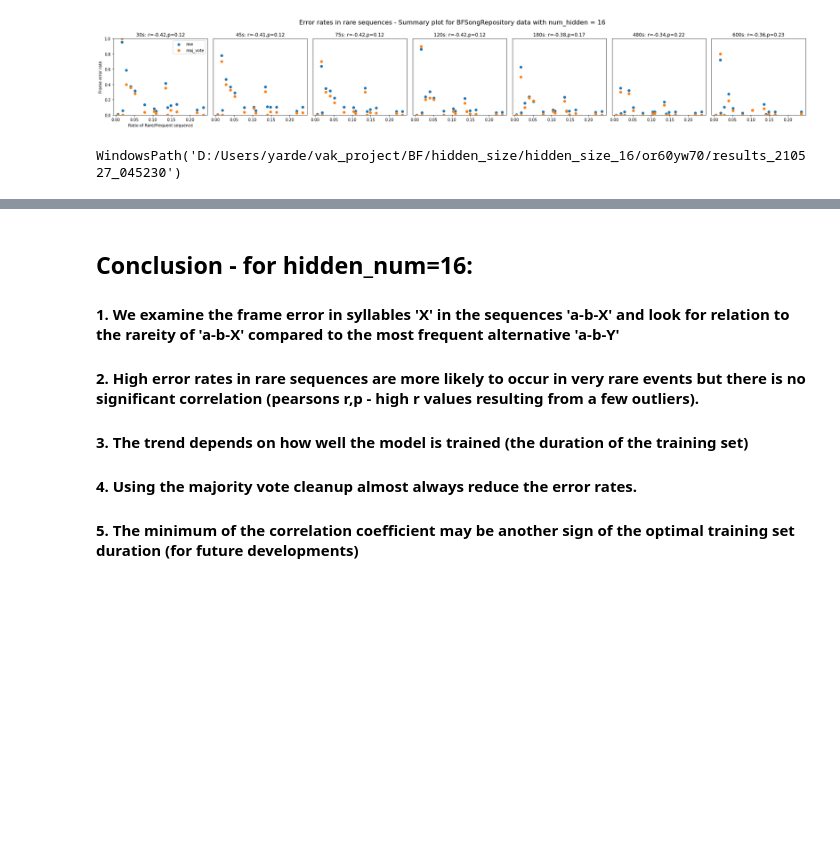
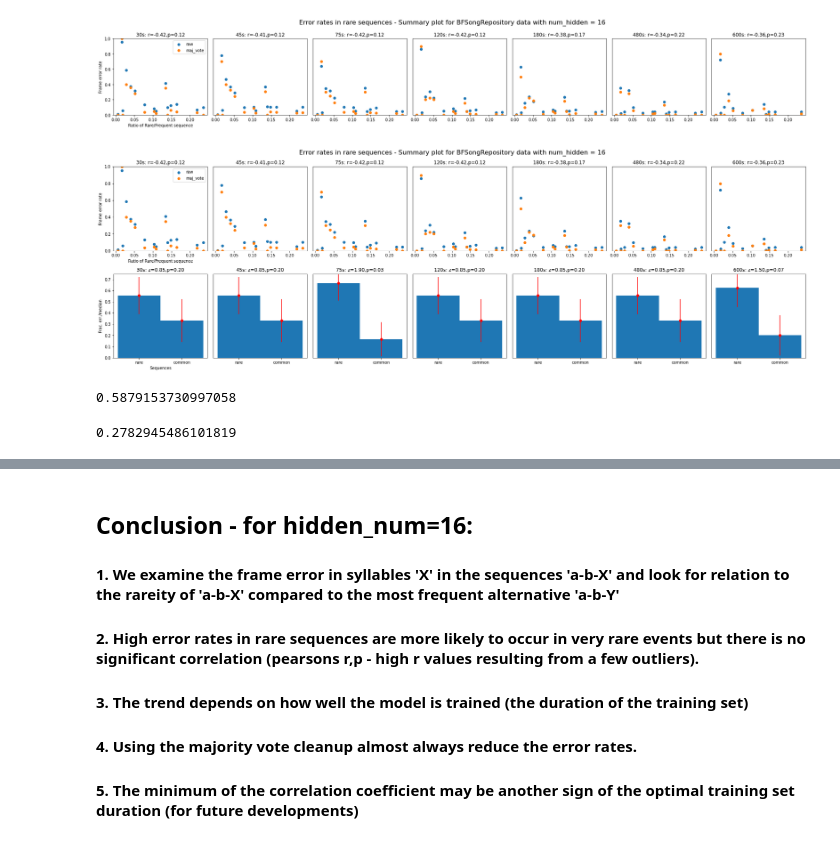
Before and after one commit to yardencsGitHub/tweetynet, a Jupyter notebook: src/scripts/Frame_error_in_rare_events.ipynb, the cells around one changed output, grey strips where cells are left out. Drawn from its saved outputs; the diff is of its cells as text; code cells hidden in the pictures; blank space fills up the shorter version.

Commit message:
add bar plots

```diff
--- a/src/scripts/Frame_error_in_rare_events.ipynb
+++ b/src/scripts/Frame_error_in_rare_events.ipynb
@@ -566,5 +566,69 @@ plt.show()
 # %% [output]
 [figure]
 # %%
+# Load the source data and recreate figure - add bar plot
+result_folder = 'D:\\Users\\yarde\\vak_project\\BF\\hidden_size'
+from scipy.stats import norm
+all_ratios_df = pd.read_csv(output_folder.joinpath('all_ratios_hidden_16.csv'))
+data_df = pd.read_csv(output_folder.joinpath('data_hidden_16.csv'))
+data_maj_df = pd.read_csv(output_folder.joinpath('data_maj_hidden_16.csv'))
+data_se_df = pd.read_csv(output_folder.joinpath('data_se_hidden_16.csv'))
+data_maj_se_df = pd.read_csv(output_folder.joinpath('data_maj_se_hidden_16.csv'))
+data_df = data_df.drop(columns='Unnamed: 0')
+durs = np.array([int(s[:-1]) for s in data_df.keys()])
+durkeys = np.array([s for s in data_df.keys()])
+sortind = np.argsort(durs)
+import matplotlib.pyplot as plt
+from scipy.stats.stats import pearsonr
+plt.figure(figsize=(25,8))
+for i,e in enumerate(durkeys[sortind]):
+    ax = plt.subplot(2,len(durs),i+1)
+    ax.scatter(all_ratios_df[e],data_df[e])
+    ax.scatter(all_ratios_df[e],data_maj_df[e])
+    x = np.array([all_ratios_df[e][pos] for pos,d in enumerate(data_df[e]) if not np.isnan(d)])
+    y = np.array([data_df[e][pos] for pos,d in enumerate(data_df[e]) if not np.isnan(d)])
+    r,p = pearsonr(x,y)
+    ax.set_title(e + ': r={0:1.2f},p={1:1.2f}'.format(r,p))
+    ax.set_ylim([0,1])
+    if i>0:
+        ax.set_yticks([])
+    else:
+        ax.set_ylabel('Frame error rate')
+        ax.set_xlabel('Ratio of Rare/Frequent sequence')
+        ax.legend(['raw','maj_vote'])
+    ax = plt.subplot(2,len(durs),i+1+len(durs))
+    md_point = np.median(y)
+    p1 = np.mean(y[x<0.125]>md_point)
+    n1 = np.sum(x<0.125)
+    s1 = np.sqrt(p1*(1-p1)/n1)
+    p2 = np.mean(y[x>0.125]>md_point)
+    n2 = np.sum(x>0.125)
+    s2 = np.sqrt(p2*(1-p2)/n2)
+    ax.errorbar([-0.25,0.25],[p1,p2],[s1,s2],fmt='ro',barsabove=True)
+    ax.bar([-0.25,0.25],[p1,p2],width=0.5)
+    p = (n1*p1+n2*p2)/(n1+n2)
+    z = (p1-p2)/np.sqrt(p*(1-p)*(1/n1 + 1/n2))
+    pvalue = 1-norm.cdf(z)
+    ax.set_title(e + ': z={0:1.2f},p={1:1.2f}'.format(z,pvalue))
+    ax.set_xticks([-0.25,0.25])
+    ax.set_xticklabels(['rare','common'])
+    ax.set_ylim([0,0.75])
+    if i>0:
+        ax.set_yticks([])
+    else:
+        ax.set_ylabel('Frac. err./median')
+        ax.set_xlabel('Sequences')
+plt.suptitle('Error rates in rare sequences - Summary plot for BFSongRepository data with num_hidden = 16',fontsize=16)
+plt.tight_layout()
+filename = 'rare_events_test_hidden_16_with_barplot'
+plt.savefig(result_folder + '\\' + filename + '.png')
+plt.savefig(result_folder + '\\' + filename + '.pdf')
+plt.show()
 # %% [output]
-WindowsPath('D:/Users/yarde/vak_project/BF/hidden_size/hidden_size_16/or60yw70/results_210527_045230')
+[figure, added]
+# %%
+
+print(z)
+# %% [output]
+0.5879153730997058
+0.2782945486101819
```
Also changed, not shown: parts of 2 cells of this notebook.
